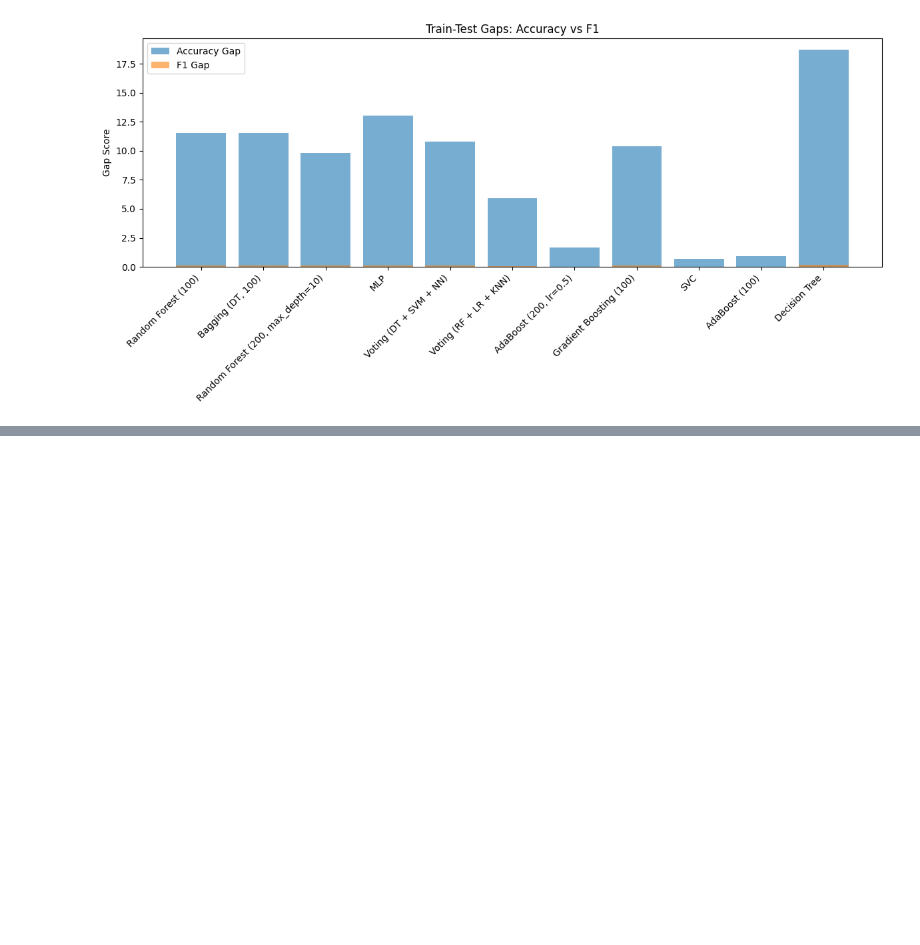
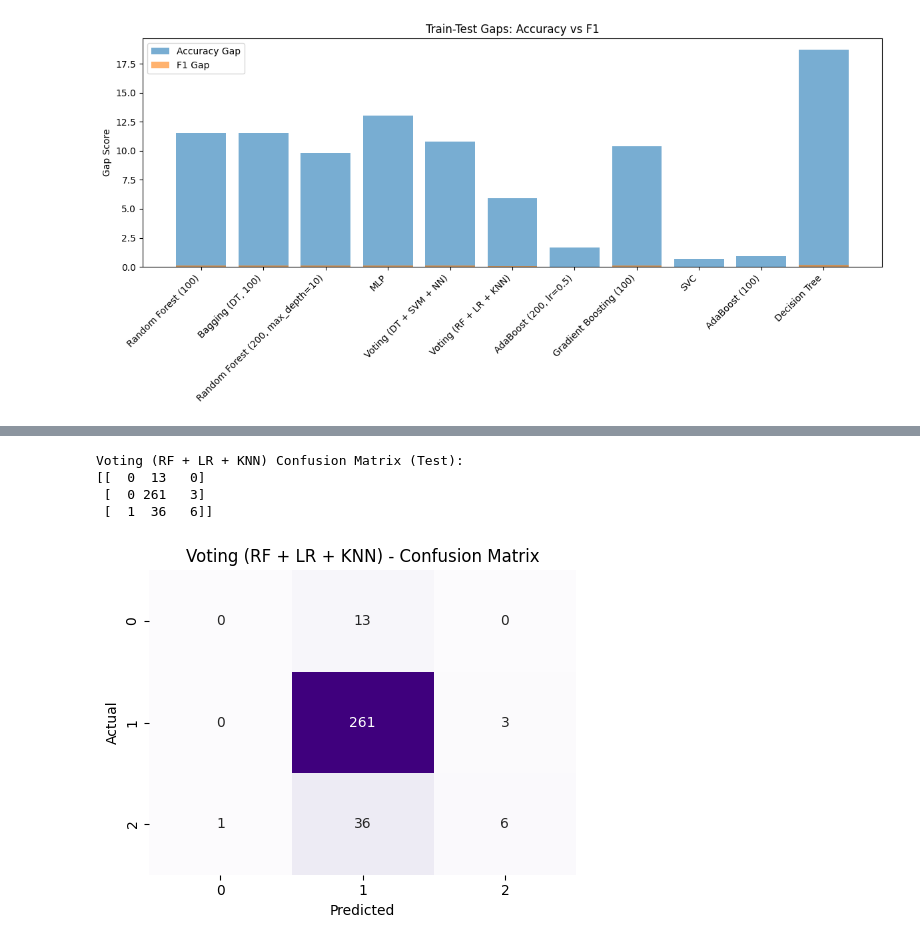
Before and after one commit to kersha0530/ml-05, a Jupyter notebook: ensemble-kbroussard.ipynb, the cells around one changed output, grey strips where cells are left out. Cells and saved outputs as stored; diff of their text form; code cells hidden in the pictures; blank space fills up the shorter version.

```diff
--- a/ensemble-kbroussard.ipynb
+++ b/ensemble-kbroussard.ipynb
@@ -222,0 +310,17 @@ By understanding not just which model performs best, but *why*, we gain insights
+# %%
+# Voting Classifier: RF + LR + KNN
+voting2 = VotingClassifier(
+    estimators=[
+        ("RF", RandomForestClassifier(n_estimators=100)),
+        ("LR", LogisticRegression(max_iter=1000)),
+        ("KNN", KNeighborsClassifier()),
+    ],
+    voting="soft",
+)
+evaluate_model("Voting (RF + LR + KNN)", voting2)
+# %% [output]
+Voting (RF + LR + KNN) Confusion Matrix (Test):
+[[  0  13   0]
+ [  0 261   3]
+ [  1  36   6]]
+[figure, added]
```
Also changed, not shown: parts of 12 cells of this notebook.
